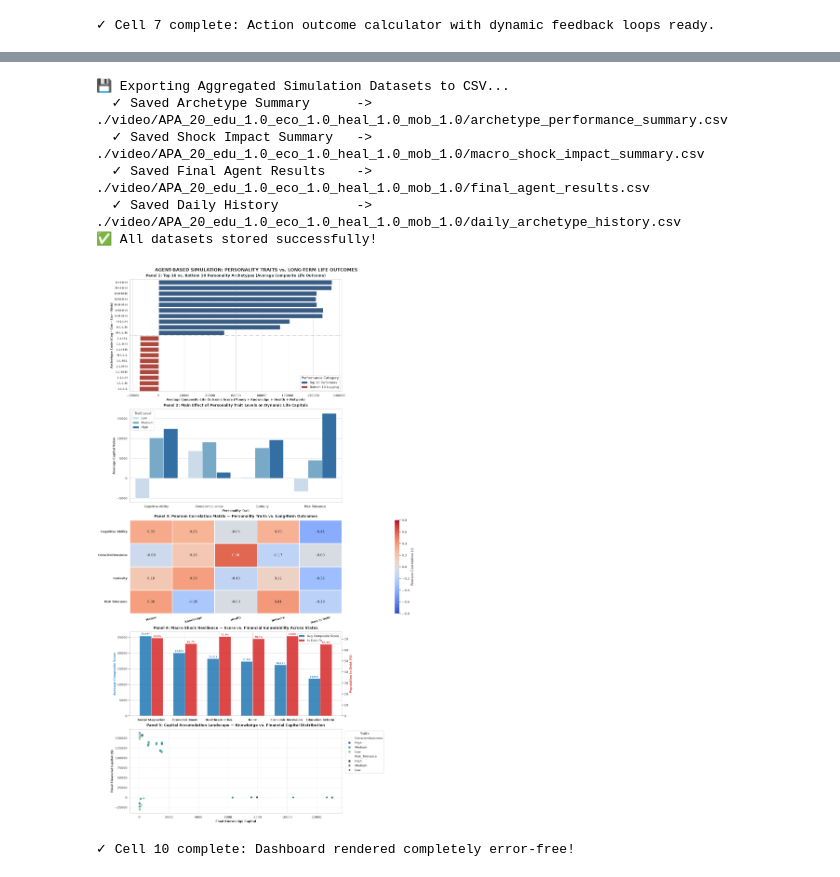
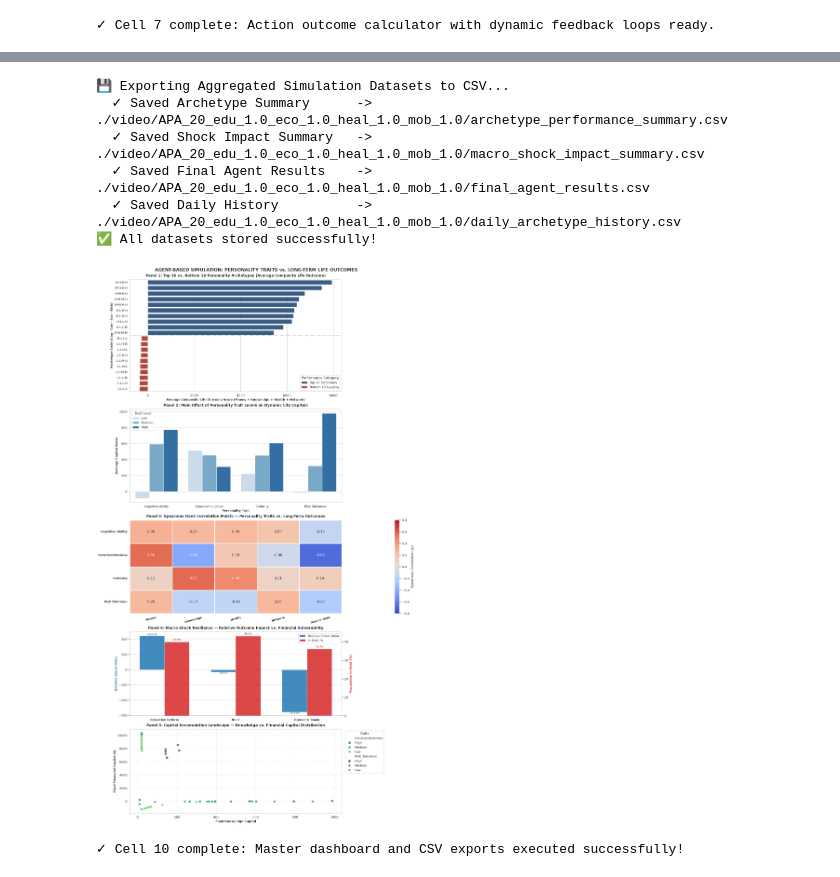
Before and after one commit to JesseLau24/Mesa_Long_Term_Success_Sim, a Jupyter notebook: ASS_81_Success_20_1_1_1_1.ipynb, the cells around one changed output, grey strips where cells are left out. Drawn from its saved outputs; the diff is of its cells as text; code cells hidden in the pictures.

```diff
--- a/ASS_81_Success_20_1_1_1_1.ipynb
+++ b/ASS_81_Success_20_1_1_1_1.ipynb
@@ -71,7 +71,7 @@ BASE_HEALTHCARE_QUALITY: float = 1.0
 BASE_SOCIAL_MOBILITY: float = 1.0
 
 # 4. Event & Simulation Runtime Parameters
-SIMULATION_DAYS: int = 7300          # 365 days per year
+SIMULATION_DAYS: int = 365          # 365 days per year
 SHOCK_MIN_DURATION: int = 50         # Minimum days a shock persists
 SHOCK_MAX_DURATION: int = 100        # Maximum days a shock persists
 SHOCK_PROBABILITY: float = 0.005     # 0.5% daily chance of triggering a macro event
@@ -890,6 +917,7 @@ print("\n✓ Cell 9 complete: Aggregated metrics generated successfully.")
 # %%
 # ==============================================================================
-# CELL 10: Master Visualizations Dashboard & Automatic CSV Export (Fixed)
+# CELL 10: Master Visualizations Dashboard & Automatic CSV Export
+# (Statistically Corrected & Enhanced Version)
 # ==============================================================================
 
 import os
@@ -955,8 +983,11 @@ fig.suptitle(
 # ------------------------------------------------------------------------------
 ax1 = fig.add_subplot(gs[0, 0])
 
-top_10 = df_archetype_summary.head(10).copy()
-bot_10 = df_archetype_summary.tail(10).copy()
+# Ensure explicit sorting by lifetime Avg_Composite before slicing
+df_sorted_summary = df_archetype_summary.sort_values(by="Avg_Composite", ascending=False)
+
+top_10 = df_sorted_summary.head(10).copy()
+bot_10 = df_sorted_summary.tail(10).copy()
 
 top_10["Performance_Group"] = "Top 10 Performers"
 bot_10["Performance_Group"] = "Bottom 10 Lagging"
@@ -1019,7 +1050,7 @@ ax2.set_ylabel("Average Capital Value", fontsize=11, fontweight="bold")
 ax2.legend(title="Trait Level", loc="upper left", frameon=True)
 
 # ------------------------------------------------------------------------------
-# PANEL 3: Pearson Correlation Matrix (Traits vs. Outcomes & Debt) - ROBUST FIX
+# PANEL 3: Spearman Rank Correlation Matrix (Traits vs. Outcomes & Debt)
 # ------------------------------------------------------------------------------
 ax3 = fig.add_subplot(gs[2, 0])
 
@@ -1032,27 +1063,27 @@ TRAIT_MAP = {
     "1": 1, "2": 2, "3": 3
 }
 
-# 1. Force mapping of string/categorical traits to integers
+# 1. Force mapping of string/categorical traits to ordinal integers
 for t in TRAIT_NAMES_LIST:
     if t in numeric_df.columns:
         numeric_df[t] = numeric_df[t].astype(str).map(TRAIT_MAP).fillna(numeric_df[t])
         numeric_df[t] = pd.to_numeric(numeric_df[t], errors="coerce")
 
-# 2. Define outcomes and prepare columns
+# 2. Define target variables
 target_outcomes = ["Final_Money", "Final_Knowledge", "Final_Health", "Final_Network", "Days_In_Debt", "Composite_Score"]
 existing_traits = [t for t in TRAIT_NAMES_LIST if t in numeric_df.columns]
 existing_outcomes = [c for c in target_outcomes if c in numeric_df.columns]
 
 corr_vars = existing_traits + existing_outcomes
 
-# 3. Ensure all correlation candidate columns are converted to float
+# 3. Numeric conversion for safety
 for col in corr_vars:
     numeric_df[col] = pd.to_numeric(numeric_df[col], errors="coerce")
 
-# 4. Calculate correlation matrix safely
-corr_matrix = numeric_df[corr_vars].corr(numeric_only=True)
+# 4. Compute Spearman Rank Correlation (Non-parametric / Ordinal-Safe)
+corr_matrix = numeric_df[corr_vars].corr(method="spearman")
 
-# 5. Extract trait rows vs outcome columns for clean display
+# 5. Extract trait rows vs outcome columns for visual output
 valid_traits = [t for t in existing_traits if t in corr_matrix.index]
 valid_outcomes = [c for c in existing_outcomes if c in corr_matrix.columns]
 
@@ -1065,17 +1096,17 @@ sns.heatmap(
     cmap="coolwarm",
     vmin=-0.8,
     vmax=0.8,
-    cbar_kws={"label": "Pearson Correlation (r)"},
+    cbar_kws={"label": "Spearman Correlation (ρ)"},
     linewidths=1.0,
     ax=ax3
 )
 
-ax3.set_title("Panel 3: Pearson Correlation Matrix — Personality Traits vs. Long-Term Outcomes", fontsize=13, fontweight="bold", pad=10)
+ax3.set_title("Panel 3: Spearman Rank Correlation Matrix — Personality Traits vs. Long-Term Outcomes", fontsize=13, fontweight="bold", pad=10)
 ax3.set_yticklabels([t.replace("_", " ") for t in valid_traits], rotation=0, fontsize=10, fontweight="bold")
 ax3.set_xticklabels([c.replace("Final_", "").replace("_", " ") for c in valid_outcomes], rotation=15, fontsize=10, fontweight="bold")
 
 # ------------------------------------------------------------------------------
-# PANEL 4: Macro Shock Resilience Dual-Axis Breakdown
+# PANEL 4: Time-Detrended Macro Shock Resilience Breakdown
 # ------------------------------------------------------------------------------
 ax4 = fig.add_subplot(gs[3, 0])
 
@@ -1086,21 +1117,26 @@ x_labels = df_shock_impact["Active_Shock"].tolist()
 x_indices = np.arange(len(x_labels))
 bar_width = 0.35
 
-rects1 = ax4.bar(x_indices - bar_width/2, df_shock_impact["Avg_Composite"], bar_width, label="Avg Composite Score", color=color_score, alpha=0.85)
+# Plot Relative_Impact_Delta (Time-Detrended) if available, otherwise fallback to Avg_Composite
+score_col = "Relative_Impact_Delta" if "Relative_Impact_Delta" in df_shock_impact.columns else "Avg_Composite"
+score_label = "Relative Shock Delta" if score_col == "Relative_Impact_Delta" else "Avg Composite Score"
+
+rects1 = ax4.bar(x_indices - bar_width/2, df_shock_impact[score_col], bar_width, label=score_label, color=color_score, alpha=0.85)
 
 ax4_debt = ax4.twinx()
 rects2 = ax4_debt.bar(x_indices + bar_width/2, df_shock_impact["In_Debt_Pct"], bar_width, label="In Debt %", color=color_debt, alpha=0.85)
 
-ax4.set_title("Panel 4: Macro Shock Resilience — Score vs. Financial Vulnerability Across States", fontsize=13, fontweight="bold", pad=10)
+ax4.set_title("Panel 4: Macro Shock Resilience — Relative Outcome Impact vs. Financial Vulnerability", fontsize=13, fontweight="bold", pad=10)
 ax4.set_xticks(x_indices)
 ax4.set_xticklabels(x_labels, rotation=0, fontsize=10, fontweight="bold")
-ax4.set_ylabel("Average Composite Score", color=color_score, fontsize=11, fontweight="bold")
+ax4.set_ylabel(score_label, color=color_score, fontsize=11, fontweight="bold")
 ax4_debt.set_ylabel("Population In Debt (%)", color=color_debt, fontsize=11, fontweight="bold")
 ax4_debt.grid(False)
 
 for bar in rects1:
     h = bar.get_height()
-    ax4.text(bar.get_x() + bar.get_width()/2., h + (h*0.01), f"{h:,.0f}", ha='center', va='bottom', fontsize=8, color=color_score, fontweight='bold')
+    va_align = 'bottom' if h >= 0 else 'top'
+    ax4.text(bar.get_x() + bar.get_width()/2., h + (0.01 if h >= 0 else -0.05), f"{h:+,.2f}" if score_col == "Relative_Impact_Delta" else f"{h:,.0f}", ha='center', va=va_align, fontsize=8, color=color_score, fontweight='bold')
 
 for bar in rects2:
     h = bar.get_height()
@@ -1111,37 +1147,37 @@ lines2, labels2 = ax4_debt.get_legend_handles_labels()
 ax4.legend(lines1 + lines2, labels1 + labels2, loc="upper right", frameon=True)
 
 # ------------------------------------------------------------------------------
-# PANEL 5: Capital Trade-Off Scatter — Knowledge vs Financial Capital
+# PANEL 5: Capital Trade-Off Scatter — Knowledge vs. Financial Capital
 # ------------------------------------------------------------------------------
 ax5 = fig.add_subplot(gs[4, 0])
 
 sns.scatterplot(
     data=df_results,
     x="Final_Knowledge",
     y="Final_Money",
     hue="Conscientiousness" if "Conscientiousness" in df_results.columns else None,
     style="Risk_Tolerance" if "Risk_Tolerance" in df_results.columns else None,
     palette="viridis",
     s=75,
     alpha=0.85,
     ax=ax5
 )
 
 ax5.set_title("Panel 5: Capital Accumulation Landscape — Knowledge vs. Financial Capital Distribution", fontsize=13, fontweight="bold", pad=10)
 ax5.set_xlabel("Final Knowledge Capital", fontsize=11, fontweight="bold")
 ax5.set_ylabel("Final Financial Capital ($)", fontsize=11, fontweight="bold")
 ax5.legend(title="Traits", bbox_to_anchor=(1.01, 1), loc="upper left", frameon=True)
 ax5.grid(True, linestyle="--", alpha=0.5)
 
 plt.show()
 
-print("✓ Cell 10 complete: Dashboard rendered completely error-free!")
+print("✓ Cell 10 complete: Master dashboard and CSV exports executed successfully!")
 # %% [output]
 💾 Exporting Aggregated Simulation Datasets to CSV...
   ✓ Saved Archetype Summary      -> ./video/APA_20_edu_1.0_eco_1.0_heal_1.0_mob_1.0/archetype_performance_summary.csv
   ✓ Saved Shock Impact Summary   -> ./video/APA_20_edu_1.0_eco_1.0_heal_1.0_mob_1.0/macro_shock_impact_summary.csv
   ✓ Saved Final Agent Results    -> ./video/APA_20_edu_1.0_eco_1.0_heal_1.0_mob_1.0/final_agent_results.csv
   ✓ Saved Daily History          -> ./video/APA_20_edu_1.0_eco_1.0_heal_1.0_mob_1.0/daily_archetype_history.csv
 ✅ All datasets stored successfully!
-[figure, old version]
+[figure, new version]
-✓ Cell 10 complete: Dashboard rendered completely error-free!
+✓ Cell 10 complete: Master dashboard and CSV exports executed successfully!
```
Also changed, not shown: parts of 3 cells of this notebook, 17 other files.
